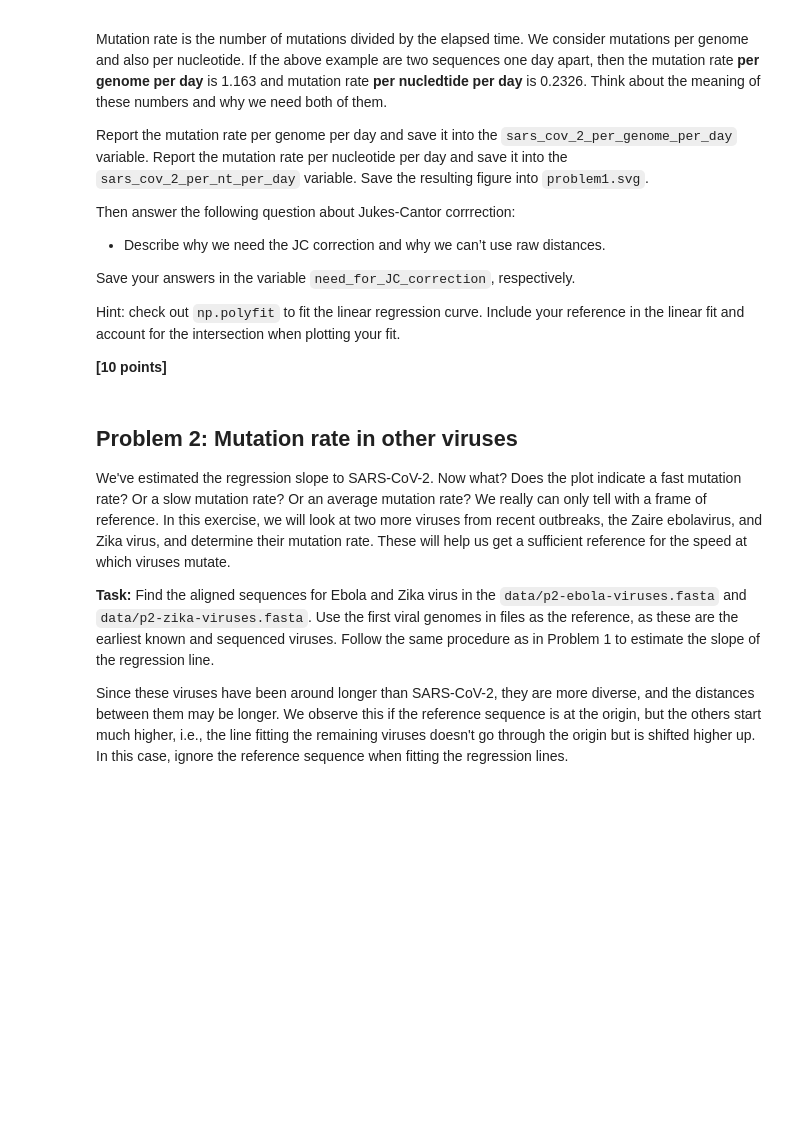
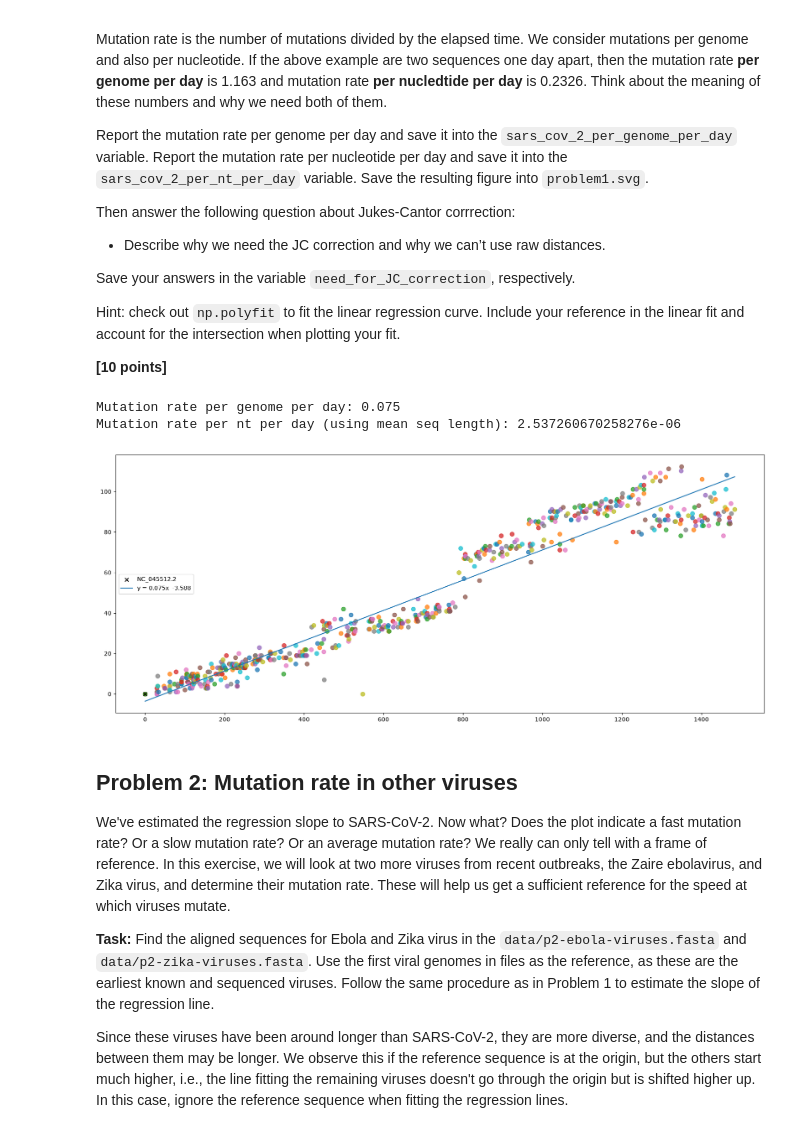
Before and after one commit to TaraMooreUNSW/assign_viral_evo, a Jupyter notebook: viral_evo_workbook.ipynb, the cells around one changed output. Drawn from its saved outputs; the diff is of its cells as text; code cells hidden in the pictures; blank space fills up the shorter version.

Commit message:
fixed implementation of jc correction to ignore 'N' bases and added calculation of mutation rate per nt per day to output of problem 1. Also answered JC question in problem 1

```diff
--- a/viral_evo_workbook.ipynb
+++ b/viral_evo_workbook.ipynb
@@ -98,7 +101,7 @@ for feature in ref_record.features:
 
 ref_seq_collection_time = pd.to_datetime(ref_seq_collection_time) # starting time
 
-# {id = (seq, location, time. days)}
+# {id = (seq, location, time, days)}
 dependents = {}
 
 # get file seqs
@@ -125,33 +128,49 @@ for d_id in sorted_dependents:
 
 # Create a scatterplot of viruses
 # genetic distance on the y-axis and time in days (the number of days since the starting point) on your x-axis.
 fig, ax = plt.subplots(figsize=(20,8))
 
 # plot
 x_ref, y_ref = 0, jukes_cantor(ref_seq, ref_seq) # reference values
 
 x_values = [x_ref]
 y_values = [y_ref]
 
 for label, coords in genetic_dist_from_ref.items():
     score, days = coords
     ax.scatter(days, score, alpha=0.75, s=50)
 
     x_values.append(days)
     y_values.append(score)
 
 # plot reference
 ax.scatter(x_ref, y_ref, label="NC_045512.2", color="black", marker="x")
 
 # Estimate the mutation rate using linear regression and overlay your plot with the regression line.
 # use reference in linear regression
 slope, intercept = np.polyfit(x_values, y_values, deg=1) # slope = mutation rate per genome per day
 y_trend = slope * np.array(x_values) + intercept
 
+# mutation rate per nt per day
+exclude = {"-", "N"}
+sum_seq_len = sum(1 for char in ref_seq if char not in exclude)
+for id in dependents:
+    sum_seq_len += sum(1 for char in dependents[id][0] if char not in exclude)
+
+mean_seq_length = int(sum_seq_len / len(dependents) + 1)
+mutation_rate_per_nt_per_day = slope / mean_seq_length
+print(f"Mutation rate per genome per day: {round(slope, 3)}")
+print(f"Mutation rate per nt per day (using mean seq length): {mutation_rate_per_nt_per_day}")
+
+
 ax.plot(x_values, y_trend, label=f"y = {slope:.3f}x  {intercept:+.3f}")
 ax.legend(loc="center left")
 
 plt.savefig('problem1.svg')
+# %% [output]
+Mutation rate per genome per day: 0.075
+Mutation rate per nt per day (using mean seq length): 2.537260670258276e-06
+[figure, added]
 # %% [markdown]
 ## Problem 2: Mutation rate in other viruses
 
```
Also changed, not shown: parts of 3 cells of this notebook, 1 other file.
